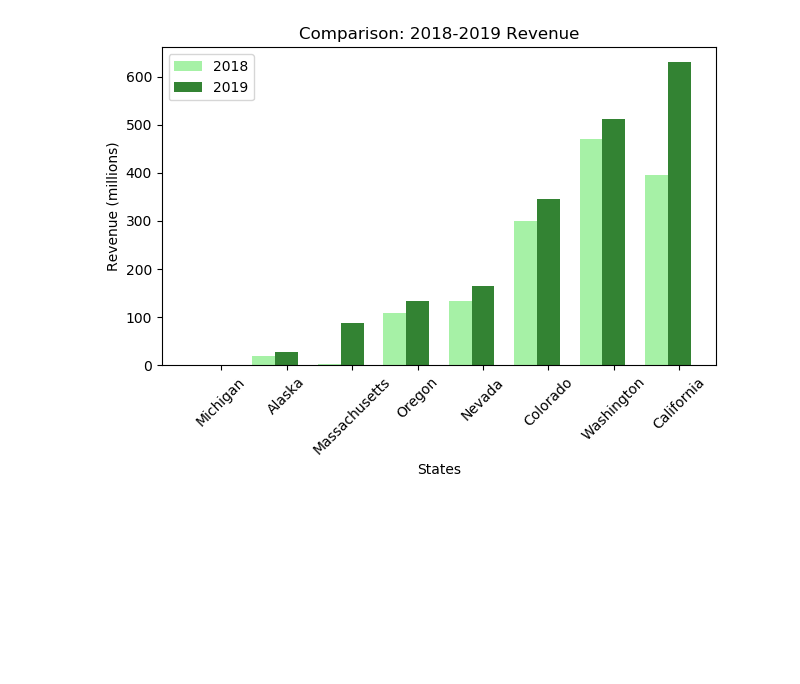
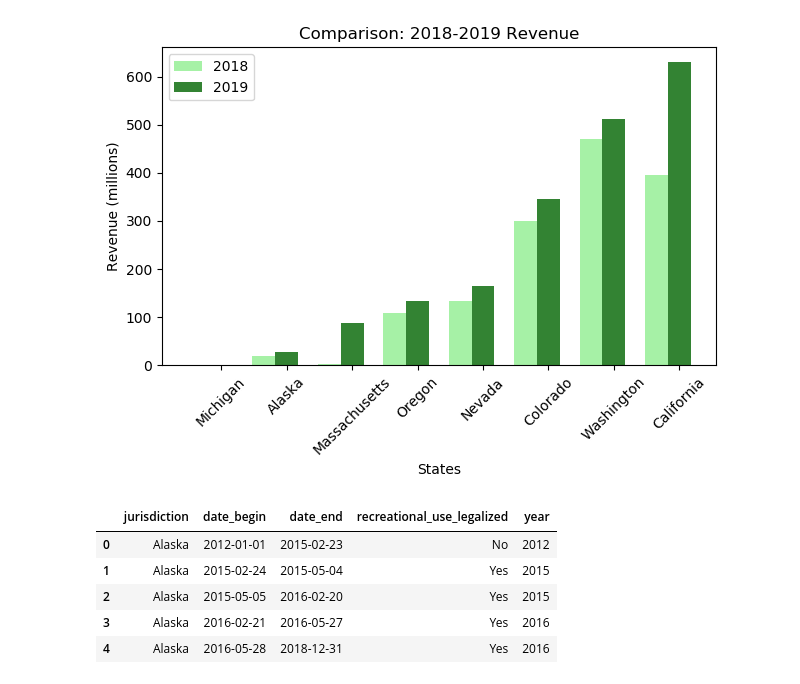
Before and after one commit to C-Miranda/ETL-Project, a Jupyter notebook: cannabis_transformed.ipynb, the cells around one changed output. Saved outputs shown, nothing was run; the diff lists cells and outputs as text; code cells hidden in the pictures; blank space fills up the shorter version.

```diff
--- a/cannabis_transformed.ipynb
+++ b/cannabis_transformed.ipynb
@@ -182,0 +194,10 @@ deaths_transformed
+# %%
+sorted_st_rec['year'] = pd.DatetimeIndex(sorted_st_rec['date_begin']).year
+sorted_st_rec.head()
+# %% [output]
+|  | jurisdiction | date_begin | date_end | recreational_use_legalized | year |
+| 0 | Alaska | 2012-01-01 | 2015-02-23 | No | 2012 |
+| 1 | Alaska | 2015-02-24 | 2015-05-04 | Yes | 2015 |
+| 2 | Alaska | 2015-05-05 | 2016-02-20 | Yes | 2015 |
+| 3 | Alaska | 2016-02-21 | 2016-05-27 | Yes | 2016 |
+| 4 | Alaska | 2016-05-28 | 2018-12-31 | Yes | 2016 |
```
Also changed, not shown: parts of 11 cells of this notebook.
